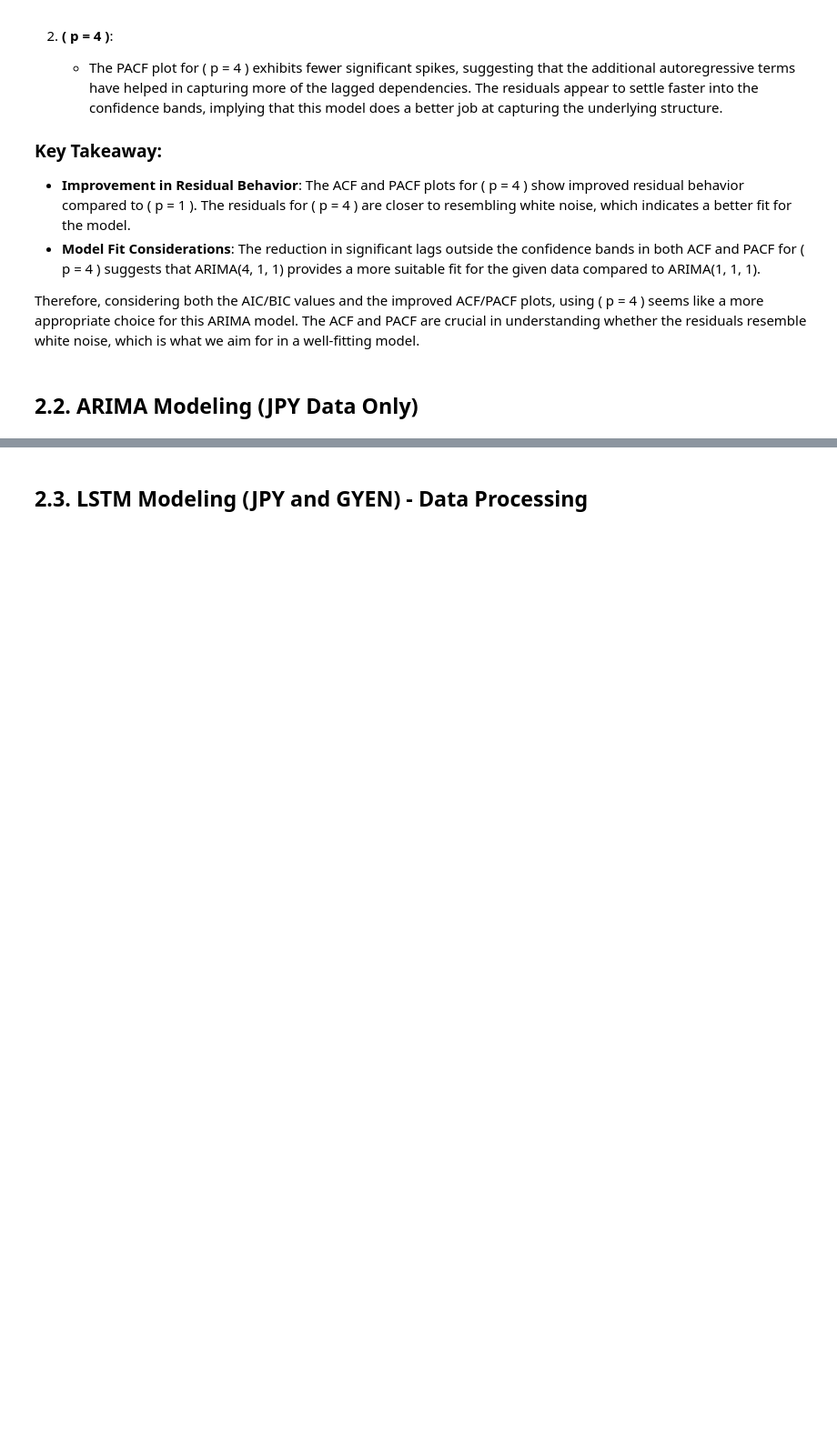
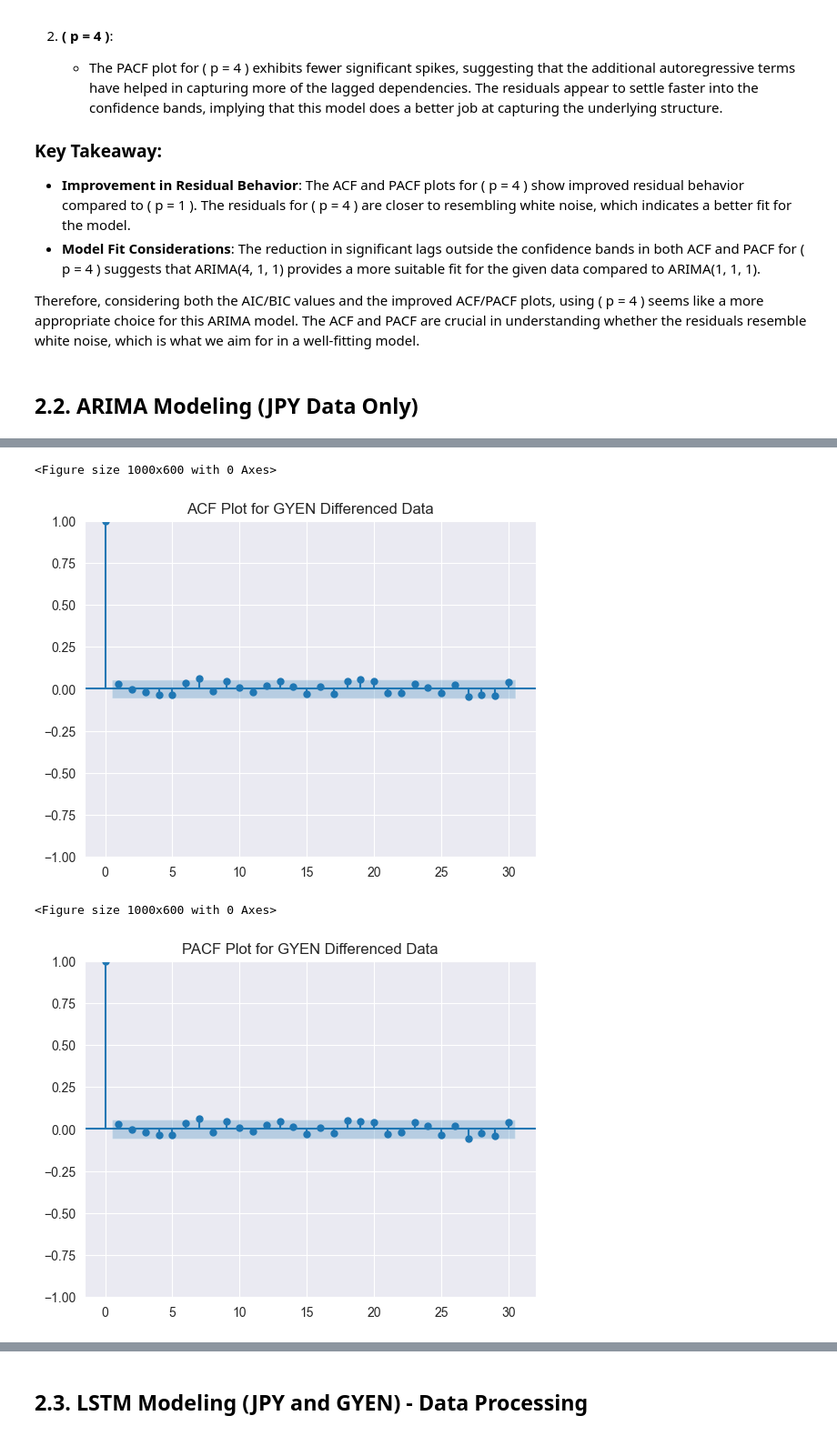
Before and after one commit to joodevs/algo-trader, a Jupyter notebook: gyen-yen-analysis.ipynb, the cells around one changed output, grey strips where cells are left out. Shown at 91% size. Saved outputs shown, nothing was run; the diff lists cells and outputs as text; code cells hidden in the pictures; blank space fills up the shorter version.

```diff
--- a/gyen-yen-analysis.ipynb
+++ b/gyen-yen-analysis.ipynb
@@ -461,3 +461,23 @@ plot_pacf(jpy_usd['Close_diff'].dropna(), lags=30)
+# %%
+from statsmodels.graphics.tsaplots import plot_acf, plot_pacf
+import matplotlib.pyplot as plt
+
+# Plot ACF for GYEN
+plt.figure(figsize=(10, 6))
+plot_acf(jpy_usd['Close_diff'].dropna(), lags=30)
+plt.title('ACF Plot for GYEN Differenced Data')
+plt.show()
+
+# Plot PACF for GYEN
+plt.figure(figsize=(10, 6))
+plot_pacf(jpy_usd['Close_diff'].dropna(), lags=30)
+plt.title('PACF Plot for GYEN Differenced Data')
+plt.show()
+# %% [output]
+<Figure size 1000x600 with 0 Axes>
+[figure, added]
+<Figure size 1000x600 with 0 Axes>
+[figure, added]
 # %%
 from pmdarima import auto_arima
 
```
Also changed, not shown: parts of 10 cells of this notebook.
